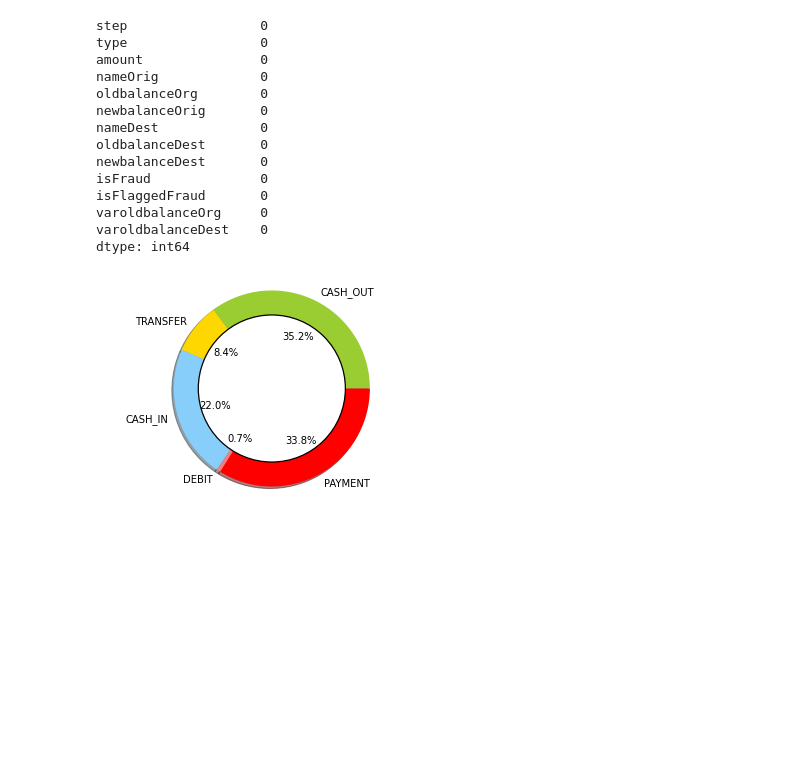
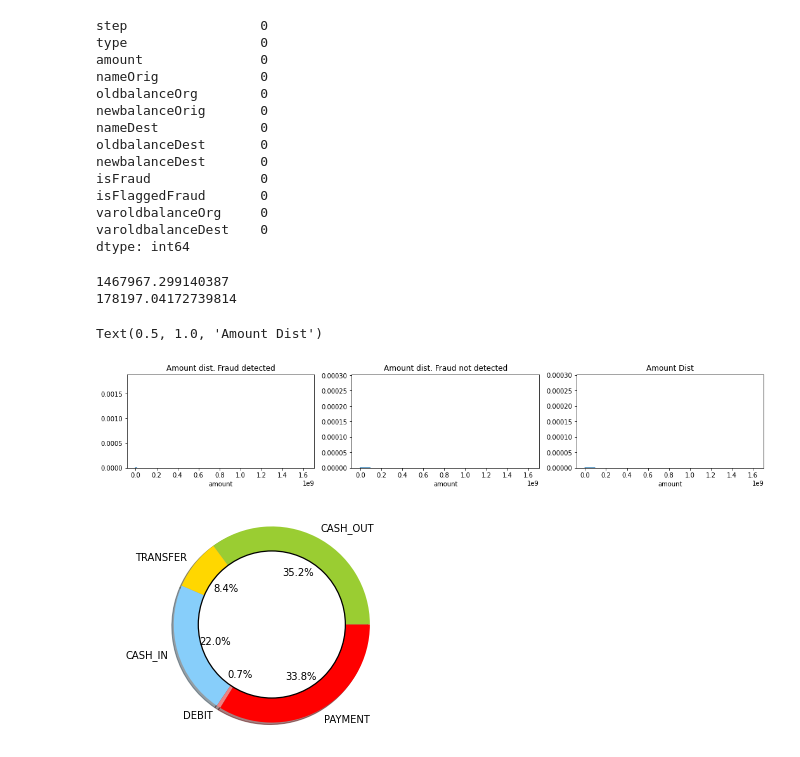
Before and after one commit to nilberthsouza/Synthetic-Financial-Datasets-For-Fraud-Detection, a Jupyter notebook: edaTheseAndModel.ipynb, the cells around one changed output. Cells and saved outputs as stored; diff of their text form; code cells hidden in the pictures; blank space fills up the shorter version.

```diff
--- a/edaTheseAndModel.ipynb
+++ b/edaTheseAndModel.ipynb
@@ -75,6 +75,34 @@ isFlaggedFraud       0
 varoldbalanceOrg     0
 varoldbalanceDest    0
 dtype: int64
+# %%
+#hipotese nula -> media das duas populações são iguais
+#hipotese alternativa -> media das duas populações são diferentes
+
+print(df.amount[df['isFraud'] == 1].mean())
+print(df.amount[df['isFraud'] == 0].mean())
+# %% [output]
+1467967.299140387
+178197.04172739814
+# %%
+
+
+fig = plt.figure(figsize=(18,6))
+
+plt.subplot2grid((2,3),(0,0))
+sns.distplot(df.amount[df['isFraud'] == 1],bins=mybins)
+plt.title("Amount dist. Fraud detected")
+
+plt.subplot2grid((2,3),(0,1))
+sns.distplot(df.amount[df['isFraud'] == 0],bins=mybins)
+plt.title("Amount dist. Fraud not detected")
+
+plt.subplot2grid((2,3),(0,2))
+sns.distplot(df.amount,bins=mybins)
+plt.title("Amount Dist")
+# %% [output]
+Text(0.5, 1.0, 'Amount Dist')
+[figure, added]
 # %%
 cashoutOcurrency  = df.loc[df['type'] == 'CASH_OUT'].shape[0]/df.shape[0]
 trasnferOcurrency = df.loc[df['type'] == 'TRANSFER'].shape[0]/df.shape[0]
```
Also changed, not shown: parts of 8 cells of this notebook.
